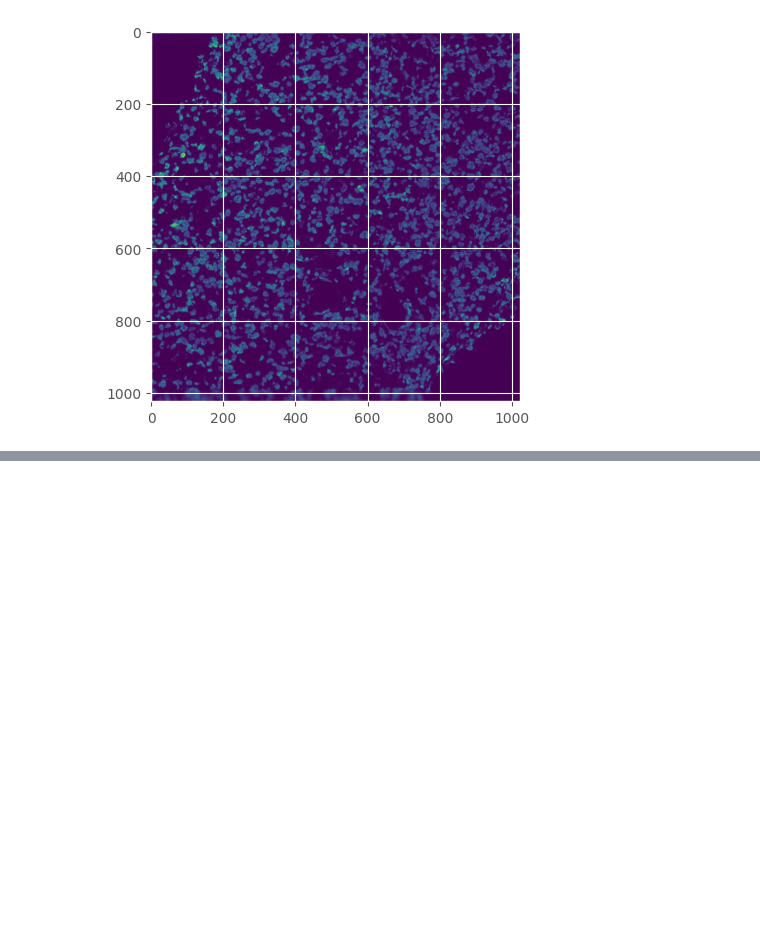
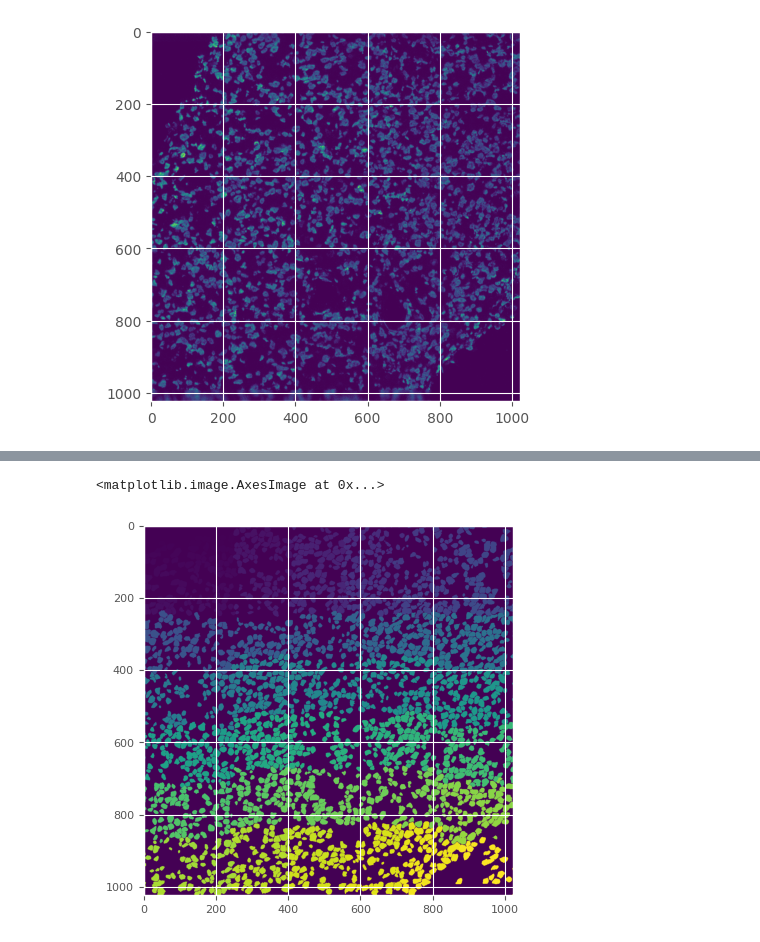
Before and after one commit to BenCaiello/PalmettoBUG, a Jupyter notebook: notebooks/MIBI_test.ipynb, the cells around one changed output, grey strips where cells are left out. Cells and saved outputs as stored; diff of their text form; code cells hidden in the pictures; blank space fills up the shorter version.

Commit message:
update MIBI test notebook

```diff
--- a/notebooks/MIBI_test.ipynb
+++ b/notebooks/MIBI_test.ipynb
@@ -93,0 +113,6 @@ plt.imshow(image[8])   ### channel 8 (89Y) appears to be the DNA channel
+# %%
+mask = tf.imread(my_computer_path + "/MIBI_test/masks/instanseg_masks/Point1_RowNumber0_Depth_Profile0.tiff")
+plt.imshow(mask)
+# %% [output]
+<matplotlib.image.AxesImage at 0x...>
+[figure, added]
```
Also changed, not shown: parts of 6 cells of this notebook.
